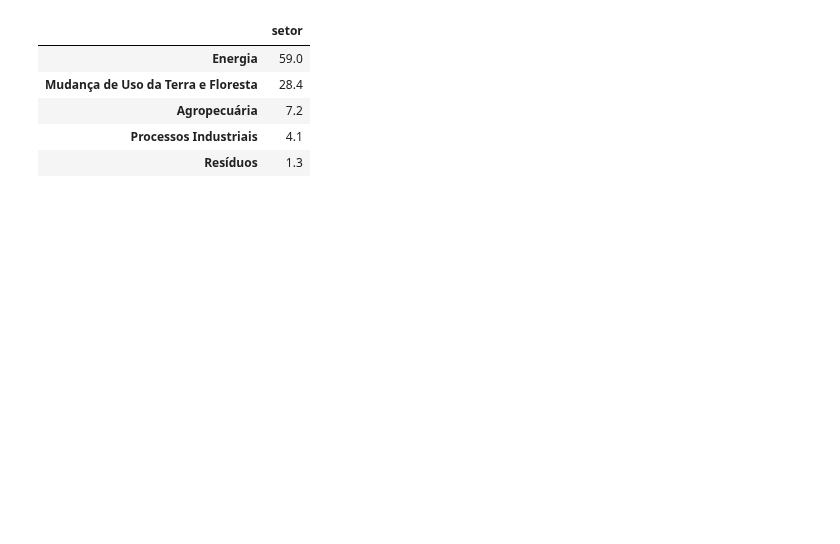
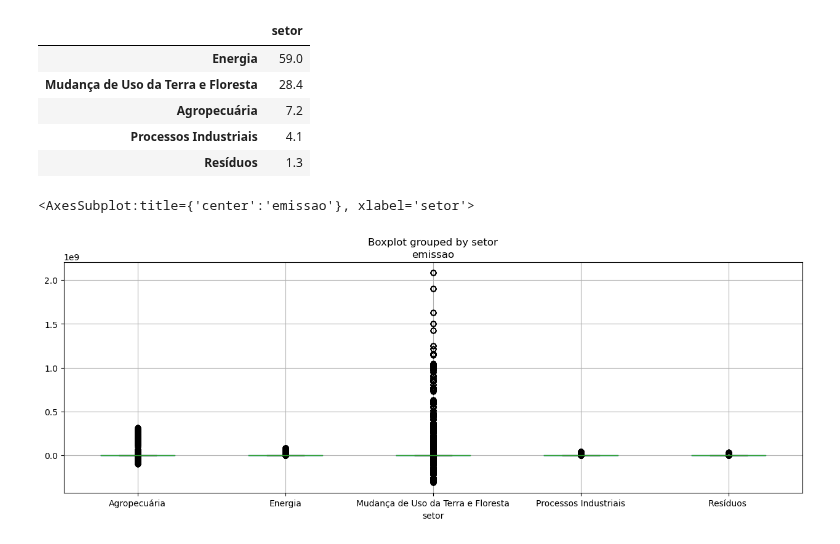
Before and after one commit to Iamiran1/Projeto-2---Ci-ncia-de-Dados, a Jupyter notebook: P2 .ipynb, the cells around one changed output. Saved outputs shown, nothing was run; the diff lists cells and outputs as text; code cells hidden in the pictures; blank space fills up the shorter version.

Commit message:
plot first graphic boxplot

```diff
--- a/P2 .ipynb
+++ b/P2 .ipynb
@@ -79,3 +49,8 @@ dados.setor.value_counts(normalize=True).to_frame().round(3)*100
 | Agropecuária | 7.2 |
 | Processos Industriais | 4.1 |
 | Resíduos | 1.3 |
+# %%
+dados.boxplot('emissao',by = 'setor',figsize=(15,5))
+# %% [output]
+<AxesSubplot:title={'center':'emissao'}, xlabel='setor'>
+[figure, added]
```
Also changed, not shown: parts of 3 cells of this notebook.
